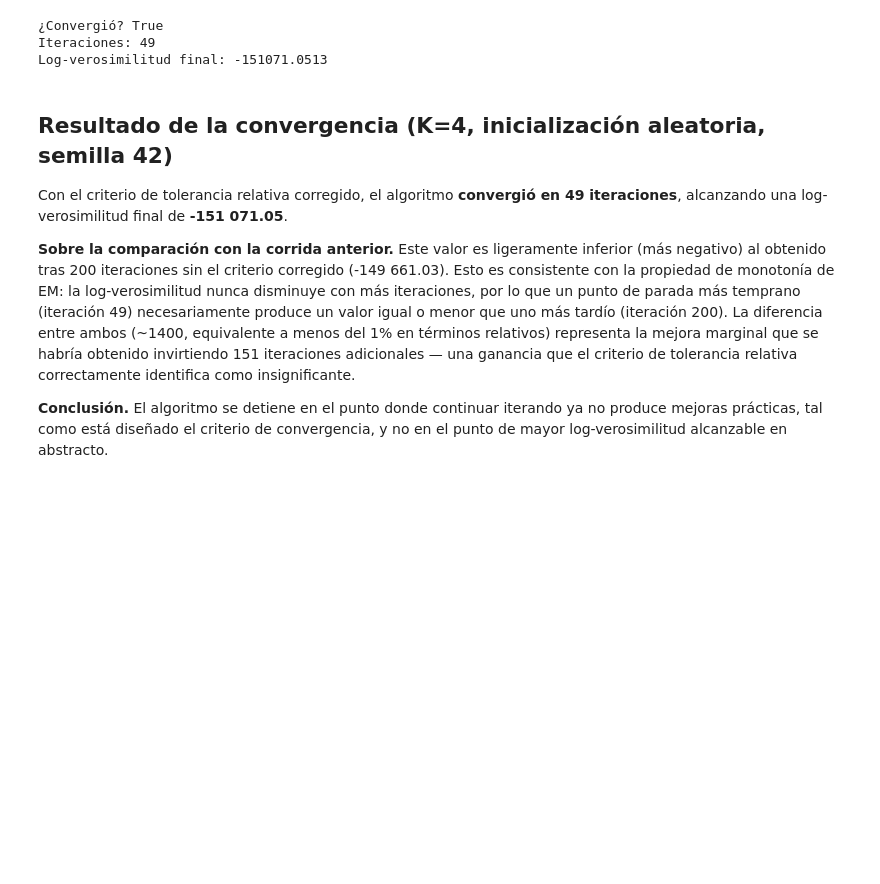
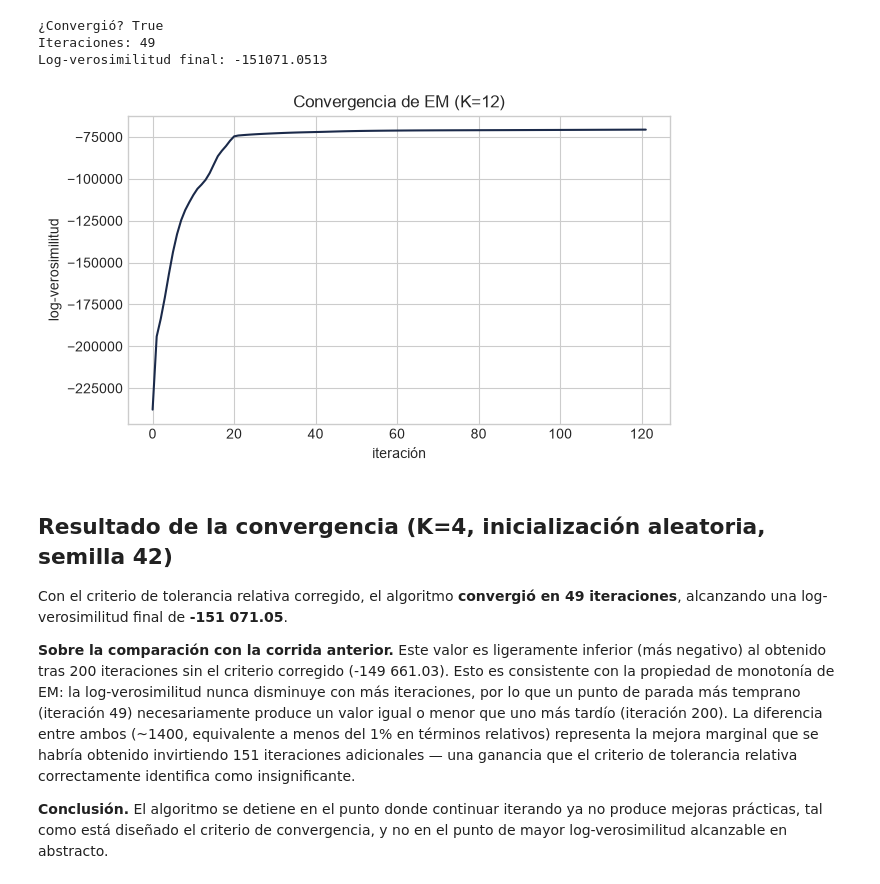
Before and after one commit to diegodich/Nyc-Taxi-Trip-Duration, a Jupyter notebook: notebooks/03_gmm_em.ipynb, the cells around one changed output. Saved outputs shown, nothing was run; the diff lists cells and outputs as text; code cells hidden in the pictures; blank space fills up the shorter version.

Commit message:
Graficos finales

```diff
--- a/notebooks/03_gmm_em.ipynb
+++ b/notebooks/03_gmm_em.ipynb
@@ -495,6 +495,14 @@ print("Log-verosimilitud final:", round(result["history"][-1], 4))
 ¿Convergió? True
 Iteraciones: 49
 Log-verosimilitud final: -151071.0513
+# %%
+plt.figure(figsize=(7, 4))
+plt.plot(result_final["history"], color="#1B2A4A")
+plt.xlabel("iteración"); plt.ylabel("log-verosimilitud")
+plt.title("Convergencia de EM (K=12)")
+plt.show()
+# %% [output]
+[figure, added]
 # %% [markdown]
 ## Resultado de la convergencia (K=4, inicialización aleatoria, semilla 42)
 
```
Also changed, not shown: parts of 3 cells of this notebook.
